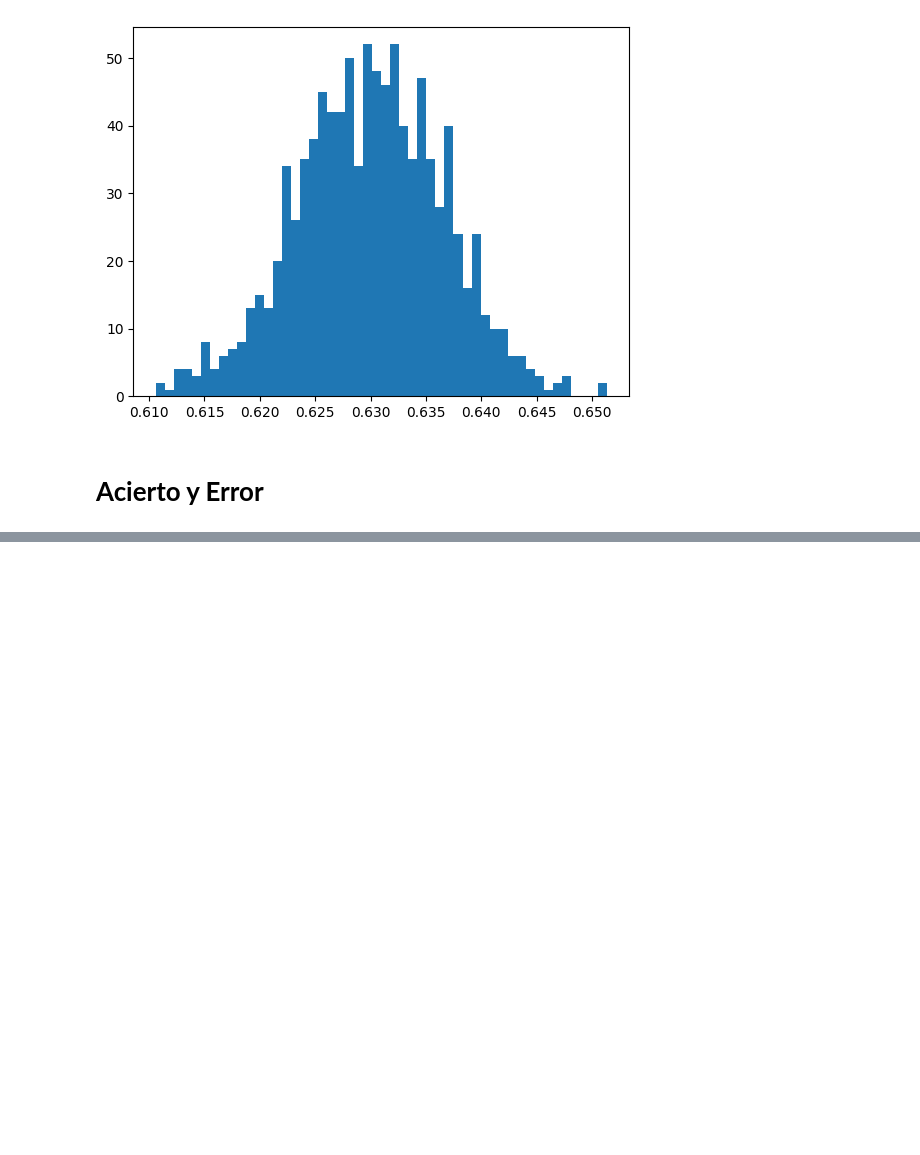
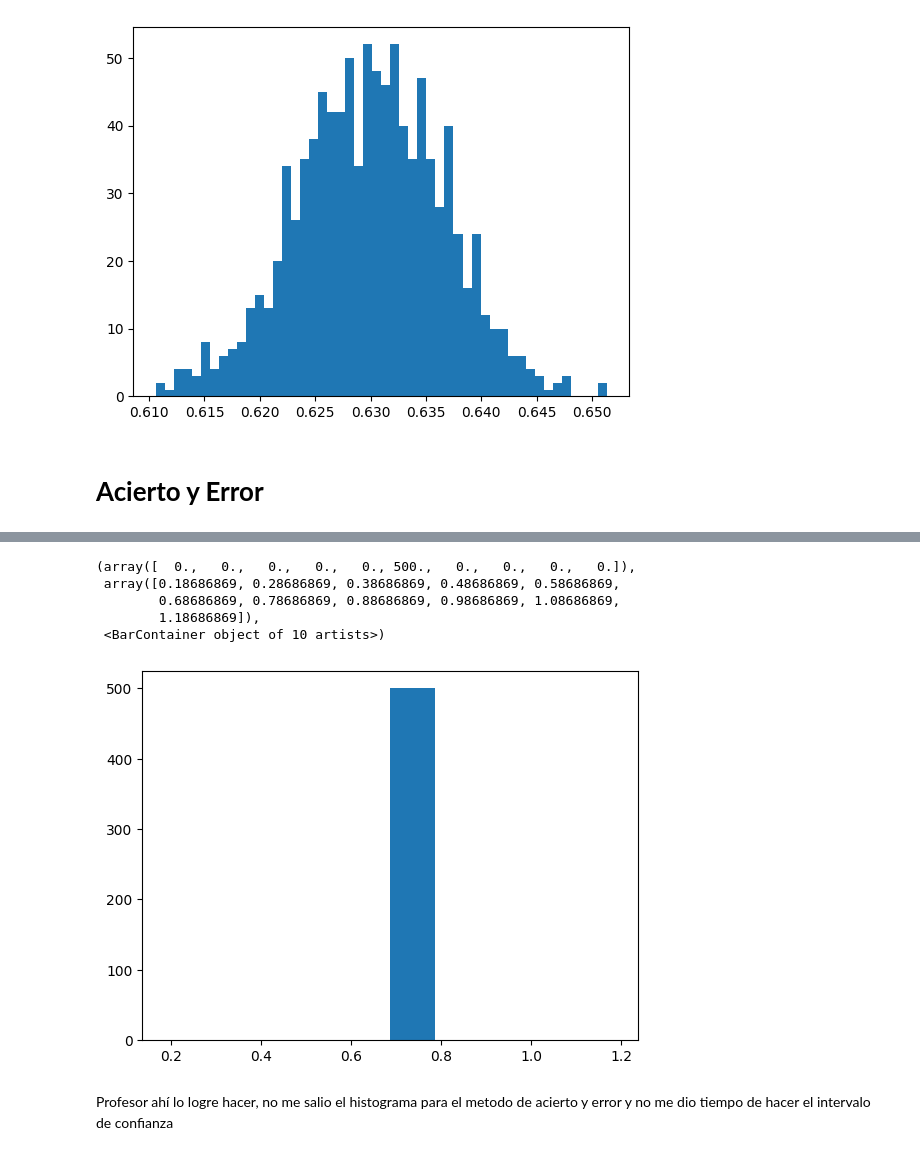
Before and after one commit to ManuelGDS/Simulacion-1, a Jupyter notebook: MC_y_AciertoyErrorsqrt(arctan(x)).ipynb, the cells around one changed output, grey strips where cells are left out. Cells and saved outputs as stored; diff of their text form; code cells hidden in the pictures; blank space fills up the shorter version.

```diff
--- a/MC_y_AciertoyErrorsqrt(arctan(x)).ipynb
+++ b/MC_y_AciertoyErrorsqrt(arctan(x)).ipynb
@@ -161,0 +179,11 @@ def eval_na():
+# %%
+plt.hist(Q)
+# %% [output]
+(array([  0.,   0.,   0.,   0.,   0., 500.,   0.,   0.,   0.,   0.]),
+ array([0.18686869, 0.28686869, 0.38686869, 0.48686869, 0.58686869,
+        0.68686869, 0.78686869, 0.88686869, 0.98686869, 1.08686869,
+        1.18686869]),
+ <BarContainer object of 10 artists>)
+[figure, added]
+# %% [markdown]
+Profesor ahí lo logre hacer, no me salio el histograma para el metodo de acierto y error y no me dio tiempo de hacer el intervalo de confianza
```
Also changed, not shown: parts of 17 cells of this notebook.
